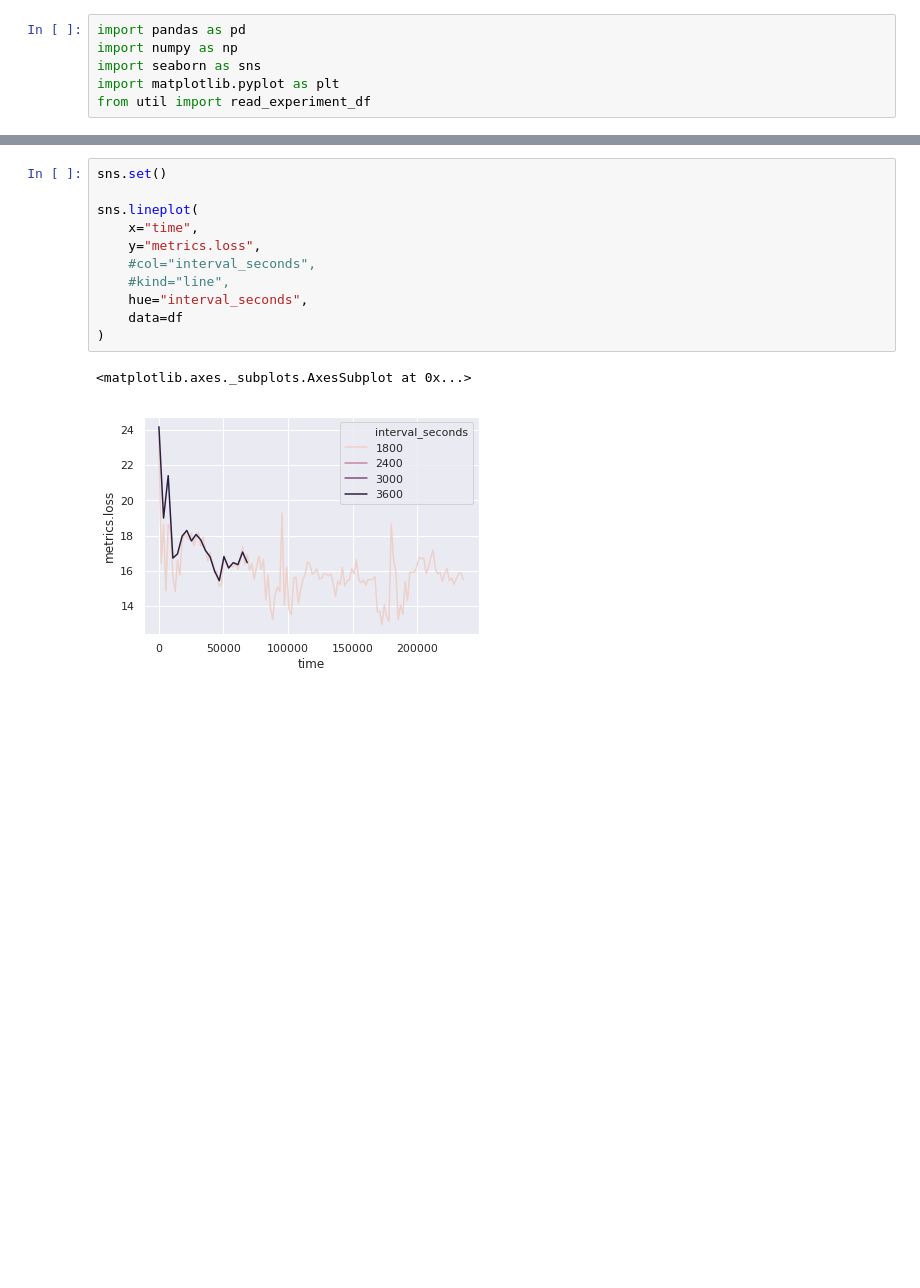
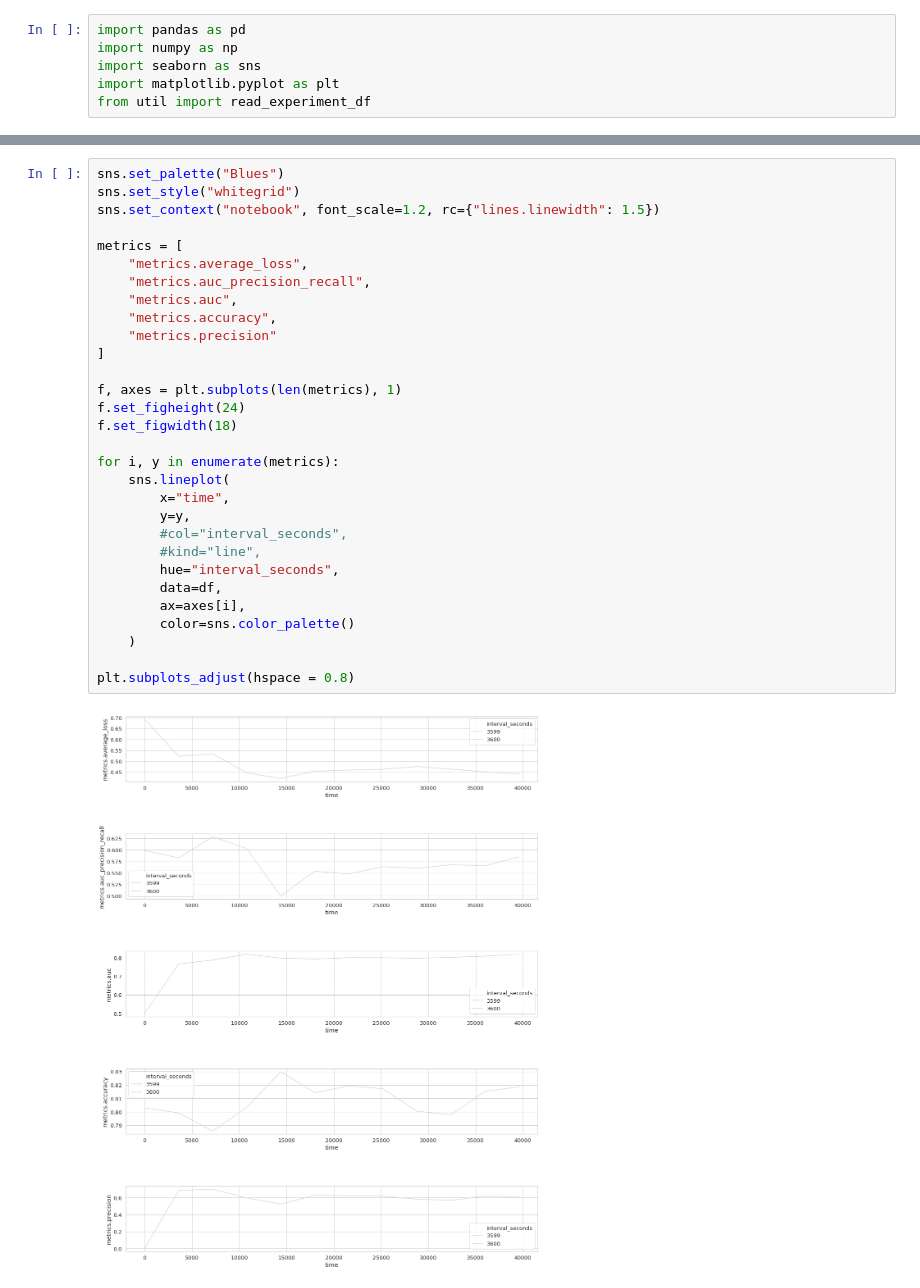
Before and after one commit to nkconnor/ctr-concept-drift, a Jupyter notebook: example_nb.ipynb, the cells around one changed output, grey strips where cells are left out. Saved outputs shown, nothing was run; the diff lists cells and outputs as text; blank space fills up the shorter version.

Commit message:
Add cross features, fix typo, more metric plots

```diff
--- a/example_nb.ipynb
+++ b/example_nb.ipynb
@@ -19,14 +20,32 @@ df.head()
-# %%
-sns.set()
-
-sns.lineplot(
-    x="time",
-    y="metrics.loss",
-    #col="interval_seconds",
-    #kind="line",
-    hue="interval_seconds",
-    data=df
-)
-# %% [output]
-<matplotlib.axes._subplots.AxesSubplot at 0x...>
-[figure, removed]
+# %%
+sns.set_palette("Blues")
+sns.set_style("whitegrid")
+sns.set_context("notebook", font_scale=1.2, rc={"lines.linewidth": 1.5})
+
+metrics = [
+    "metrics.average_loss",
+    "metrics.auc_precision_recall",
+    "metrics.auc",
+    "metrics.accuracy",
+    "metrics.precision"
+]
+
+f, axes = plt.subplots(len(metrics), 1)
+f.set_figheight(24)
+f.set_figwidth(18)
+
+for i, y in enumerate(metrics):
+    sns.lineplot(
+        x="time",
+        y=y,
+        #col="interval_seconds",
+        #kind="line",
+        hue="interval_seconds",
+        data=df,
+        ax=axes[i],
+        color=sns.color_palette()
+    )
+
+plt.subplots_adjust(hspace = 0.8)
+# %% [output]
+[figure, added]
```
Also changed, not shown: parts of 1 cell of this notebook, 3 other files.
